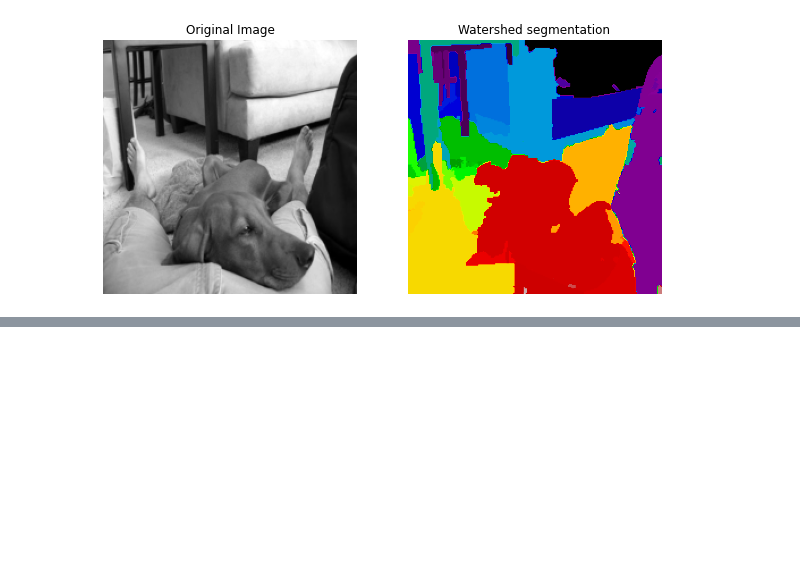
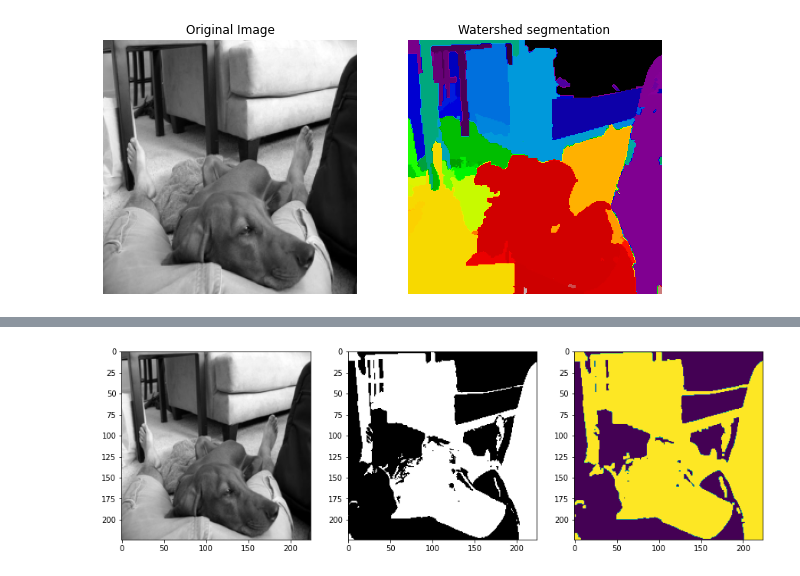
Before and after one commit to YSLCoat/learnableTokenizer, a Jupyter notebook: src/superpixelAlgorithms/WatershedNotebook.ipynb, the cells around one changed output, grey strips where cells are left out. Cells and saved outputs as stored; diff of their text form; code cells hidden in the pictures; blank space fills up the shorter version.

Commit message:
more watershed work

```diff
--- a/src/superpixelAlgorithms/WatershedNotebook.ipynb
+++ b/src/superpixelAlgorithms/WatershedNotebook.ipynb
@@ -323,0 +340,93 @@ watershed()
+# %%
+import cv2 as cv
+import matplotlib.pyplot as plt
+import numpy as np
+import os
+import torch.nn.functional as F
+
+image, _ = train_dataset[random_index]
+
+class BinaryInverseThreshold(nn.Module):
+    def __init__(self, threshold, max_value):
+        super(BinaryInverseThreshold, self).__init__()
+        self.threshold = threshold
+        self.max_value = max_value
+
+
+    def forward(self, img):
+        img_threshold = torch.where(img > self.threshold, torch.tensor(0.0), torch.tensor(self.max_value))
+        return img_threshold
+
+class MorphologicalDilation(nn.Module):
+    def __init__(self, kernel_size):
+        super(MorphologicalDilation, self).__init__()
+        self.kernel = torch.ones((1, 1, kernel_size, kernel_size), dtype=torch.float32)
+
+    def forward(self, img):
+        if img.dim() == 2:
+            img = img.unsqueeze(0).unsqueeze(0)
+        elif img.dim() == 3 and img.size(0) == 1:
+            img = img.unsqueeze(0)
+
+        img_dilate = F.conv2d(img, self.kernel, padding=(self.kernel.size(2) // 2, self.kernel.size(3) // 2))
+        img_dilate = torch.clamp(img_dilate, 0, 1)
+
+        return img_dilate.squeeze()
+
+threshold_value = 120
+max_value = 255
+binary_inv_threshold = BinaryInverseThreshold(threshold_value, max_value)
+
+kernel_size = 3
+morph_dilate = MorphologicalDilation(kernel_size)
+
+
+
+def watershed():
+    img = np.asarray(image)
+    imgRGB = cv.cvtColor(img, cv.COLOR_BGR2RGB)
+    img = cv.cvtColor(img, cv.COLOR_BGR2GRAY)
+
+    plt.figure(figsize=(15, 15))
+    plt.subplot(231)
+    plt.imshow(img, cmap='gray')
+
+    plt.subplot(232)
+    #_, imageThreshold = cv.threshold(img,120,255,cv.THRESH_BINARY_INV)
+    imageThreshold = binary_inv_threshold(torch.tensor(img))
+    plt.imshow(imageThreshold, cmap='gray')
+
+    plt.subplot(233)
+    imgDilate = morph_dilate(imageThreshold)
+    plt.imshow(imgDilate)
+
+    assert 0
+
+    plt.subplot(234)
+    dist_transform = cv.distanceTransform(imgDilate, cv.DIST_L2, 5)
+    plt.imshow(dist_transform)
+
+    plt.subplot(235)
+    _, distThresh = cv.threshold(dist_transform, 15, 255, cv.THRESH_BINARY)
+    plt.imshow(distThresh)
+
+    plt.subplot(236)
+    distThresh = np.uint8(distThresh)
+    _, labels = cv.connectedComponents(distThresh)
+    plt.imshow(labels)
+
+    plt.figure(figsize=(15, 15))
+    plt.subplot(121)
+    labels = np.int32(labels)
+    labels = cv.watershed(imgRGB, labels)
+    plt.imshow(labels)
+
+    plt.subplot(122)
+    imgRGB[labels == -1] = [0,255,0]
+    plt.imshow(imgRGB)
+
+
+    plt.show()
+
+watershed()
+# %% [output]
@@ -323,0 +434 @@ watershed()
+[figure, added]
```
Also changed, not shown: parts of 4 cells of this notebook.
